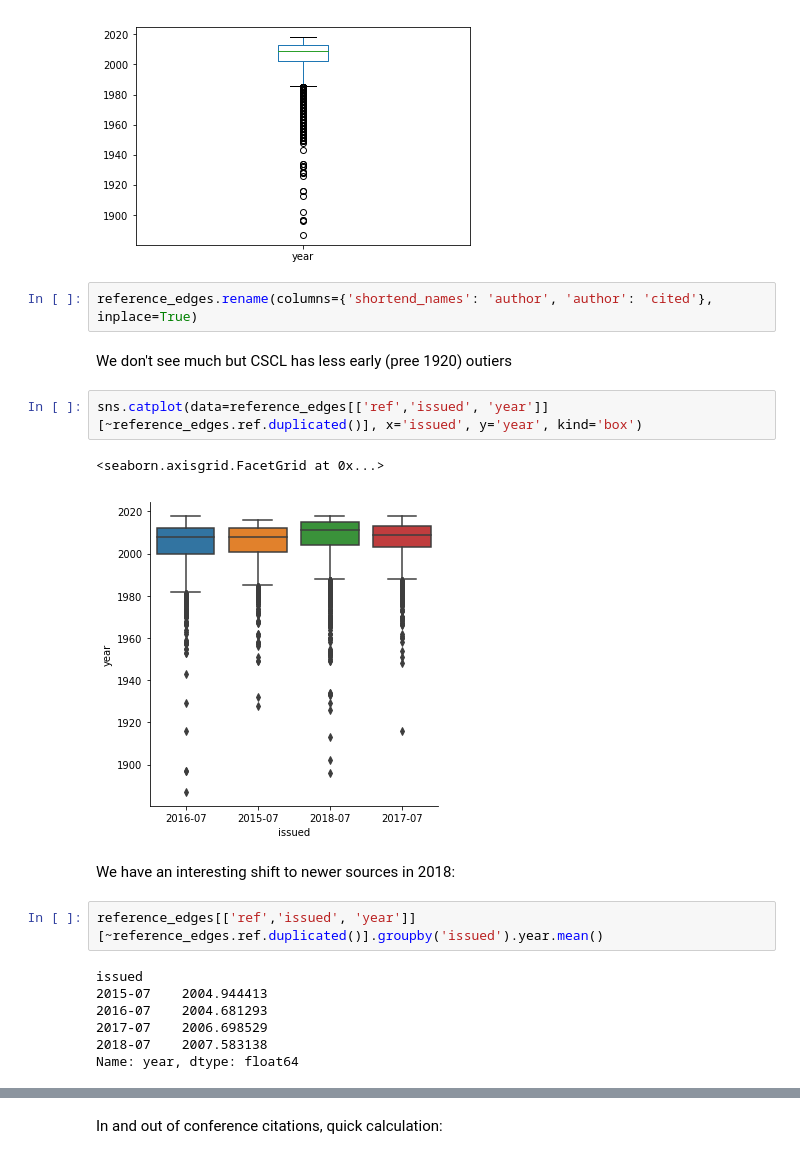
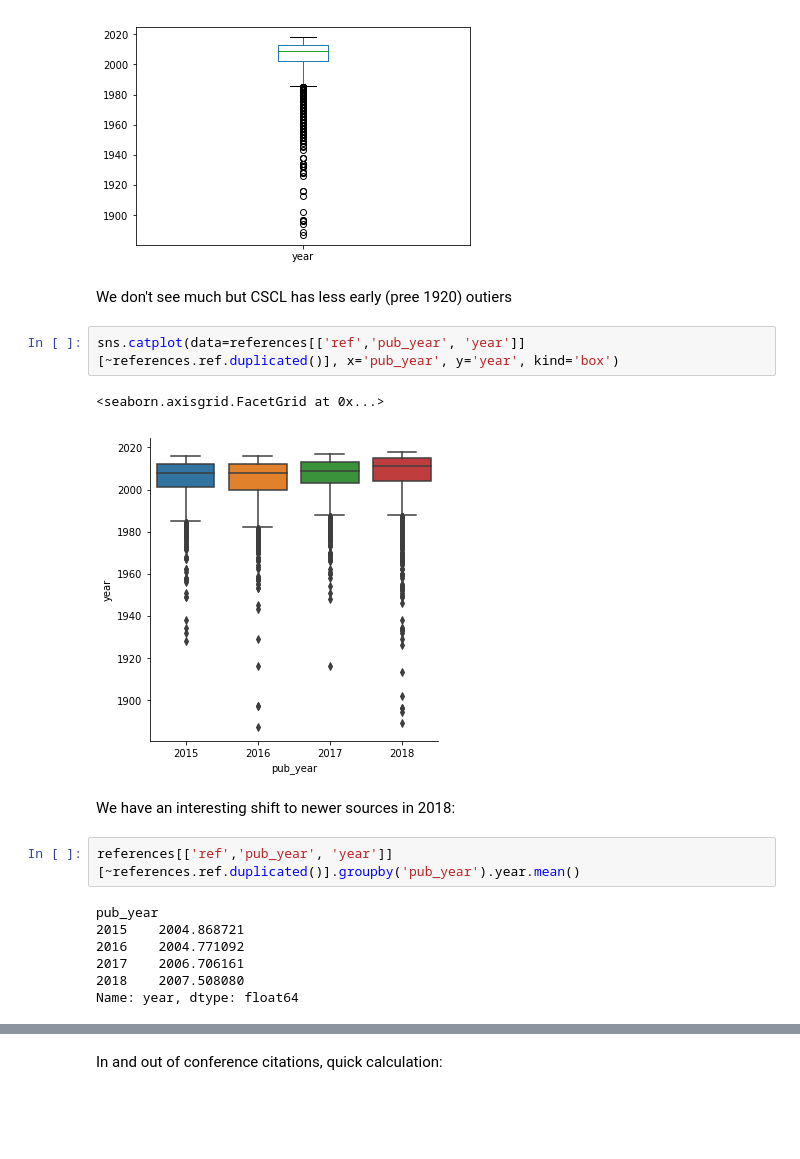
Before and after one commit to nourabassi/semester-project, a Jupyter notebook: Data exploration - References.ipynb, the cells around one changed output, grey strips where cells are left out. Saved outputs shown, nothing was run; the diff lists cells and outputs as text; blank space fills up the shorter version.

```diff
--- a/Data exploration - References.ipynb
+++ b/Data exploration - References.ipynb
@@ -125,24 +123,22 @@ references.year.plot(kind='box')
 # %% [output]
 <matplotlib.axes._subplots.AxesSubplot at 0x...>
 [figure]
-# %%
-reference_edges.rename(columns={'shortend_names': 'author', 'author': 'cited'}, inplace=True)
 # %% [markdown]
 We don't see much but CSCL has less early (pree 1920) outiers
 # %%
-sns.catplot(data=reference_edges[['ref','issued', 'year']][~reference_edges.ref.duplicated()], x='issued', y='year', kind='box')
+sns.catplot(data=references[['ref','pub_year', 'year']][~references.ref.duplicated()], x='pub_year', y='year', kind='box')
 # %% [output]
 <seaborn.axisgrid.FacetGrid at 0x...>
-[figure, old version]
+[figure, new version]
 # %% [markdown]
 We have an interesting shift to newer sources in 2018:
 # %%
-reference_edges[['ref','issued', 'year']][~reference_edges.ref.duplicated()].groupby('issued').year.mean()
+references[['ref','pub_year', 'year']][~references.ref.duplicated()].groupby('pub_year').year.mean()
 # %% [output]
-issued
-2015-07    2004.944413
-2016-07    2004.681293
-2017-07    2006.698529
-2018-07    2007.583138
+pub_year
+2015    2004.868721
+2016    2004.771092
+2017    2006.706161
+2018    2007.508080
 Name: year, dtype: float64
 # %%
```
Also changed, not shown: parts of 71 cells of this notebook, 13 other files.
